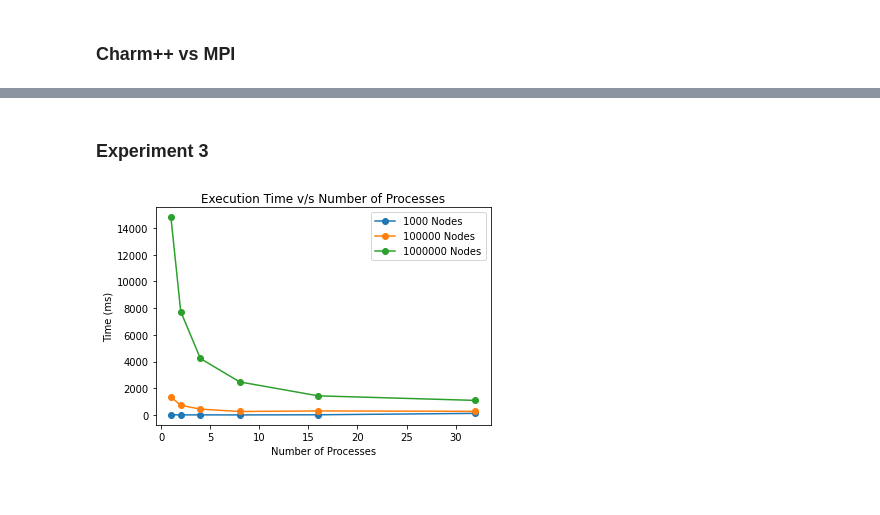
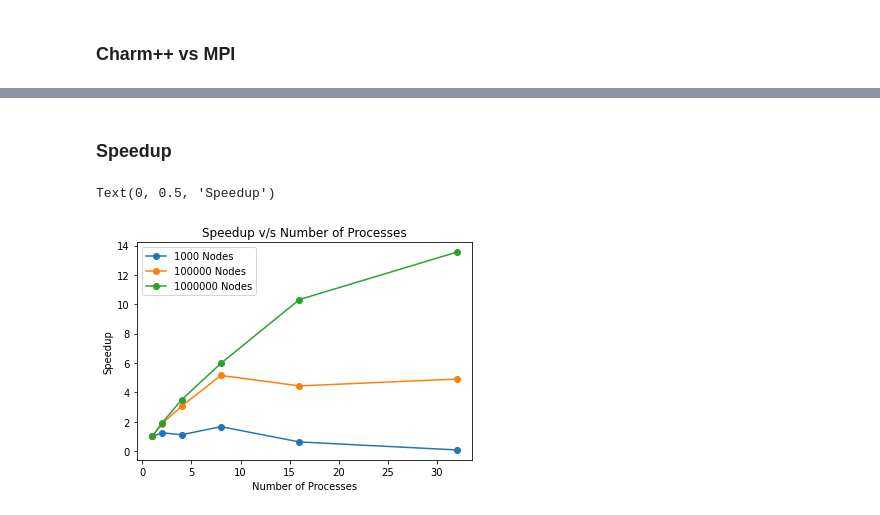
Before and after one commit to minghui-liu/parallel_astar, a Jupyter notebook: plots.ipynb, the cells around one changed output, grey strips where cells are left out. Saved outputs shown, nothing was run; the diff lists cells and outputs as text; code cells hidden in the pictures.

Commit message:
add speedup and efficiency plot

```diff
--- a/plots.ipynb
+++ b/plots.ipynb
@@ -41,2 +37,8 @@ plt.ylabel("Time (ms)")
-# %% [markdown]
-### Experiment 3
+# %% [markdown]
+### Speedup
+# %%
+def calc_speedup(arr):
+    speedup = []
+    for time in arr:
+        speedup.append(arr[0]/time)
+    return speedup
@@ -43,16 +53,21 @@ plt.ylabel("Time (ms)")
 # %%
 num_procs = [1, 2, 4, 8, 16, 32]
 
 node_1000 = [10, 8, 9, 6, 16, 122]
 node_100000 = [1350, 725, 441, 262, 304, 275]
 node_1000000 = [14804, 7744, 4231, 2477, 1434, 1093]
 
-plt.plot(num_procs, node_1000, marker='o', label='1000 Nodes')
-plt.plot(num_procs, node_100000, marker='o', label='100000 Nodes')
-plt.plot(num_procs, node_1000000, marker='o', label='1000000 Nodes')
-plt.title("Execution Time v/s Number of Processes")
+speedup_1000 = calc_speedup(node_1000)
+speedup_100000 = calc_speedup(node_100000)
+speedup_1000000 = calc_speedup(node_1000000)
+
+plt.plot(num_procs, speedup_1000, marker='o', label='1000 Nodes')
+plt.plot(num_procs, speedup_100000, marker='o', label='100000 Nodes')
+plt.plot(num_procs, speedup_1000000, marker='o', label='1000000 Nodes')
+plt.title("Speedup v/s Number of Processes")
 plt.legend()
 plt.xlabel("Number of Processes")
-plt.ylabel("Time (ms)")
+plt.ylabel("Speedup")
 # %% [output]
+Text(0, 0.5, 'Speedup')
-[figure, old version]
+[figure, new version]
```
Also changed, not shown: parts of 12 cells of this notebook.
